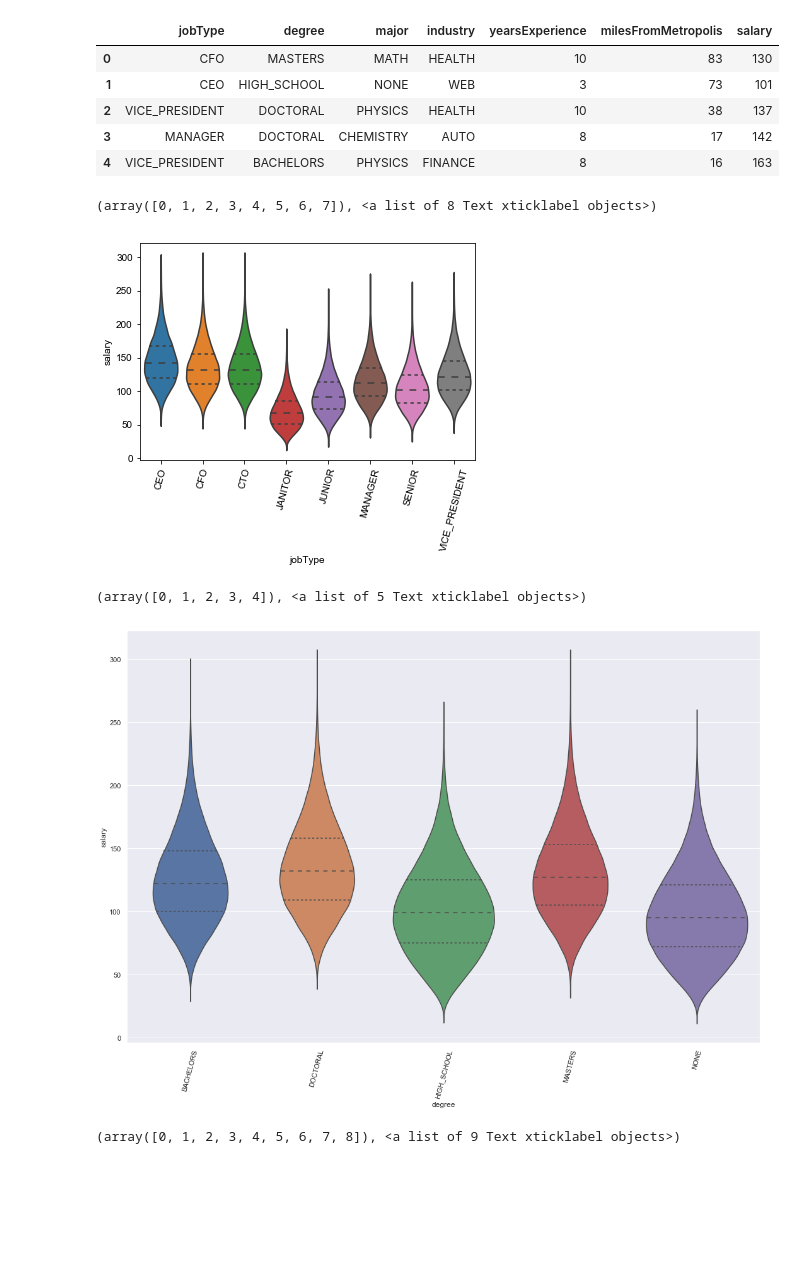
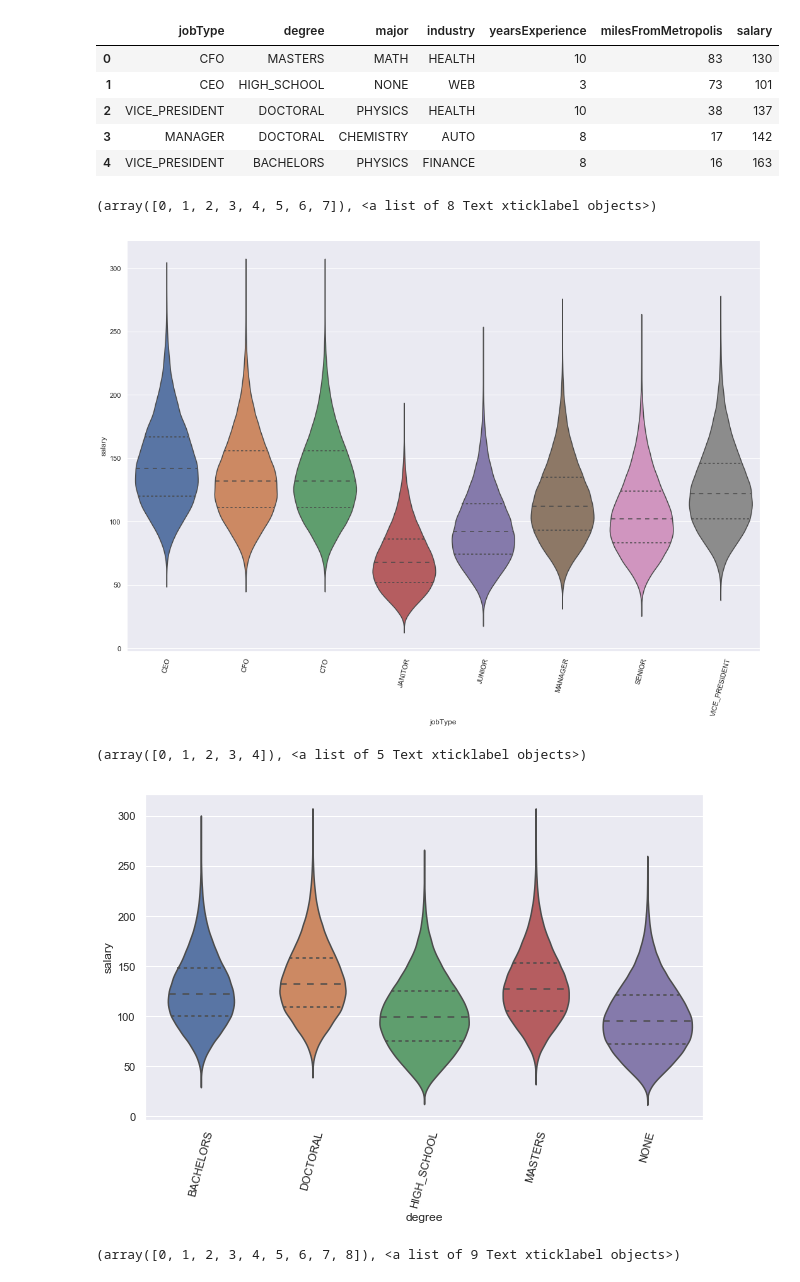
Before and after one commit to deejayrusso/Salary-Prediction-Portfolio, a Jupyter notebook: Salary Prediction Notebook.ipynb, the cells around one changed output. Cells and saved outputs as stored; diff of their text form; code cells hidden in the pictures; blank space fills up the shorter version.

```diff
--- a/Salary Prediction Notebook.ipynb
+++ b/Salary Prediction Notebook.ipynb
@@ -283,28 +334,31 @@ train_data.head()
 | 4 | VICE_PRESIDENT | BACHELORS | PHYSICS | FINANCE | 8 | 16 | 163 |
 # %%
 # Repeat visualization for all categorical data to see what factors may affect salary
-
+width = 18
+height = 12
 var = 'jobType'
 data = pd.concat([train_data['salary'], train_data[var]], axis=1)
+f, ax = plt.subplots(figsize=(width, height))
 fig = sns.violinplot(x=var, y='salary', data=data, scale='count', inner='quartile')
-sns.set(rc={'figure.figsize':(18,12)})
 plt.xticks(rotation=75)
 
 # Highest salaries are CEO, followed by CFO and CTO. Lowest is Janitor followed by Junior
 # Distributions appear normal
 # %% [output]
 (array([0, 1, 2, 3, 4, 5, 6, 7]), <a list of 8 Text xticklabel objects>)
-[figure, old version]
+[figure, new version]
 # %%
+width = 10
+height = 6
 var = 'degree'
 data = pd.concat([train_data['salary'], train_data[var]], axis=1)
+f, ax = plt.subplots(figsize=(width, height))
 fig = sns.violinplot(x=var,y='salary', data=data, scale='count', inner='quartile')
-sns.set(rc={'figure.figsize':(10, 6)})
 plt.xticks(rotation=75)
 
 # Having a degree seems to give a higher salary than high school or no degree
 # Distributions appear normal
 # %% [output]
 (array([0, 1, 2, 3, 4]), <a list of 5 Text xticklabel objects>)
-[figure, old version]
+[figure, new version]
 # %%
```
Also changed, not shown: parts of 23 cells of this notebook.
